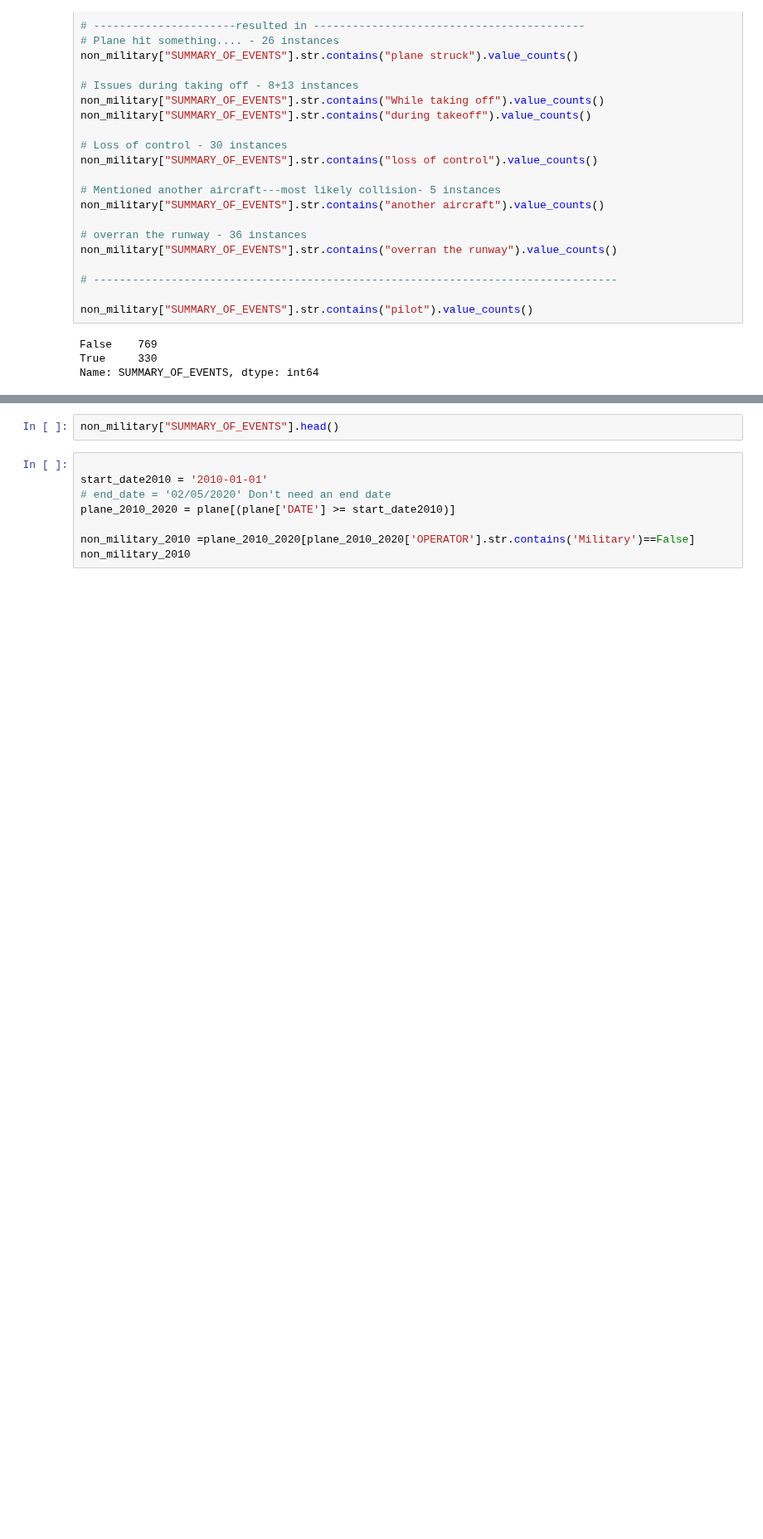
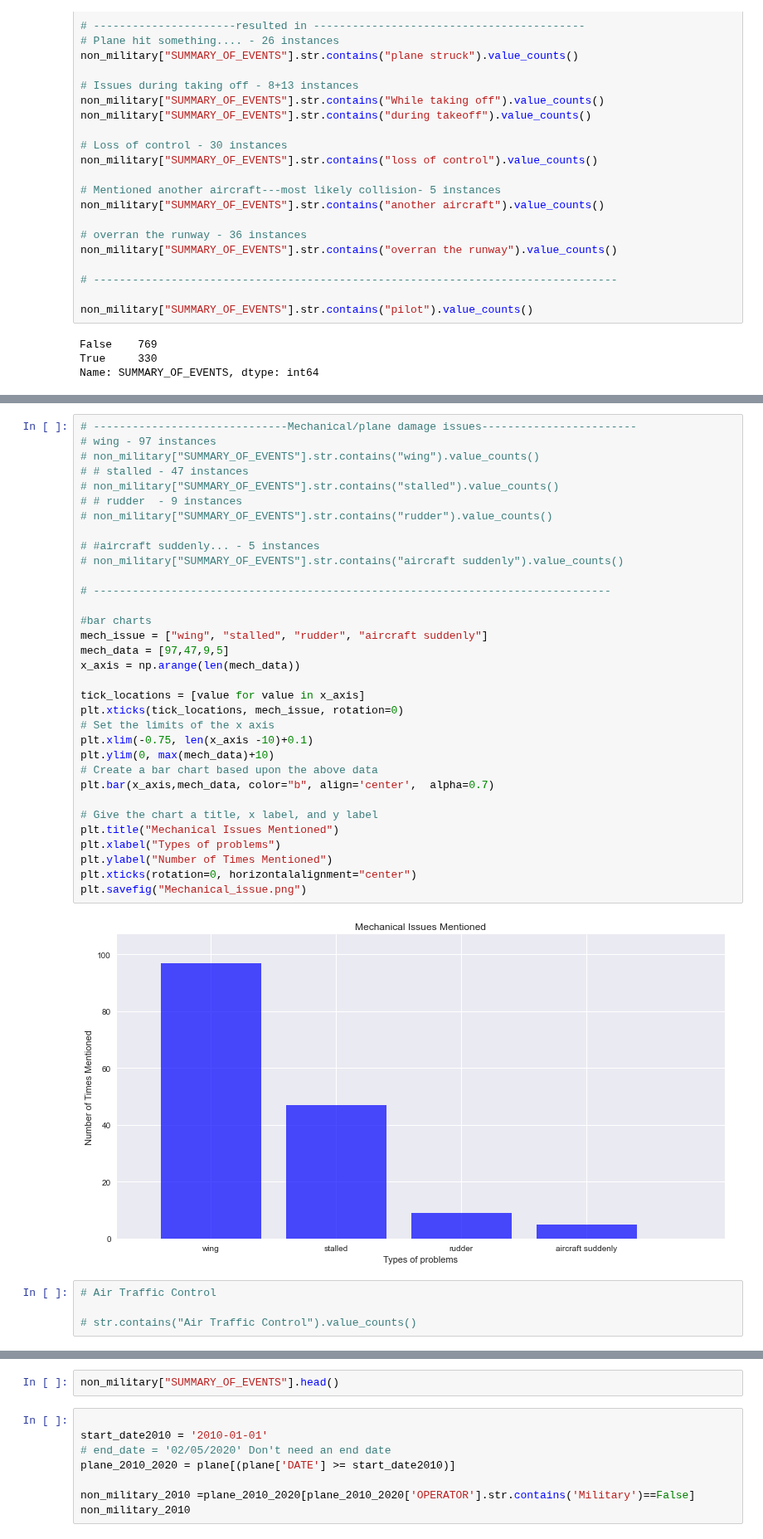
Before and after one commit to MZt92-ui/Project-1-Group-3, a Jupyter notebook: plane crash.ipynb, the cells around one changed output, grey strips where cells are left out. Shown at 83% size. Drawn from its saved outputs; the diff is of its cells as text; blank space fills up the shorter version.

```diff
--- a/plane crash.ipynb
+++ b/plane crash.ipynb
@@ -487,0 +521,39 @@ Name: SUMMARY_OF_EVENTS, dtype: int64
+# %%
+# ------------------------------Mechanical/plane damage issues------------------------
+# wing - 97 instances
+# non_military["SUMMARY_OF_EVENTS"].str.contains("wing").value_counts()
+# # stalled - 47 instances
+# non_military["SUMMARY_OF_EVENTS"].str.contains("stalled").value_counts()
+# # rudder  - 9 instances
+# non_military["SUMMARY_OF_EVENTS"].str.contains("rudder").value_counts()
+
+# #aircraft suddenly... - 5 instances
+# non_military["SUMMARY_OF_EVENTS"].str.contains("aircraft suddenly").value_counts()
+
+# --------------------------------------------------------------------------------
+
+#bar charts
+mech_issue = ["wing", "stalled", "rudder", "aircraft suddenly"]
+mech_data = [97,47,9,5]
+x_axis = np.arange(len(mech_data))
+
+tick_locations = [value for value in x_axis]
+plt.xticks(tick_locations, mech_issue, rotation=0)
+# Set the limits of the x axis
+plt.xlim(-0.75, len(x_axis -10)+0.1)
+plt.ylim(0, max(mech_data)+10)
+# Create a bar chart based upon the above data
+plt.bar(x_axis,mech_data, color="b", align='center',  alpha=0.7)
+
+# Give the chart a title, x label, and y label
+plt.title("Mechanical Issues Mentioned")
+plt.xlabel("Types of problems")
+plt.ylabel("Number of Times Mentioned")
+plt.xticks(rotation=0, horizontalalignment="center")
+plt.savefig("Mechanical_issue.png")
+# %% [output]
+[figure, added]
+# %%
+# Air Traffic Control
+
+# str.contains("Air Traffic Control").value_counts()
```
Also changed, not shown: parts of 9 cells of this notebook, 7 other files.
